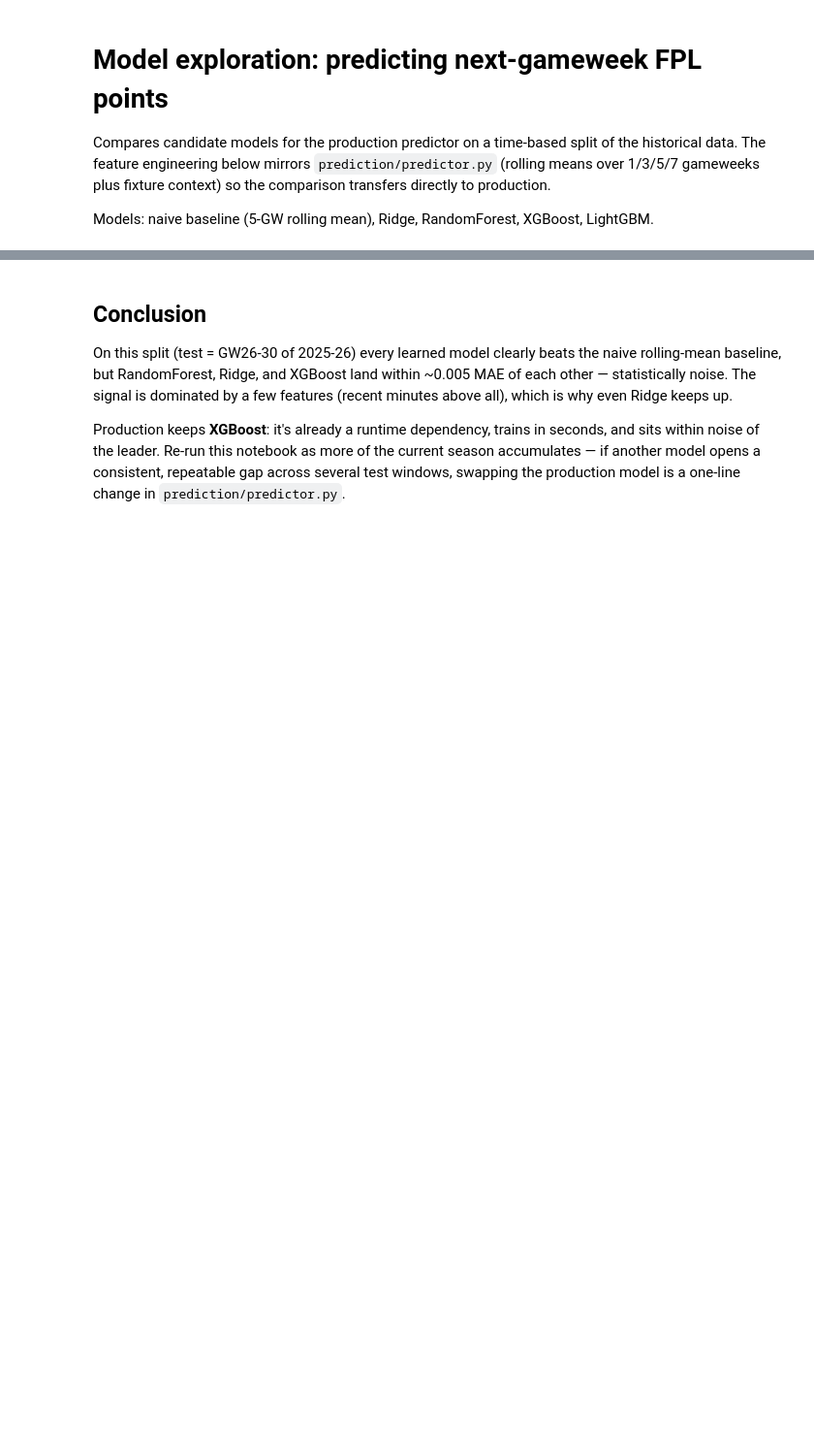
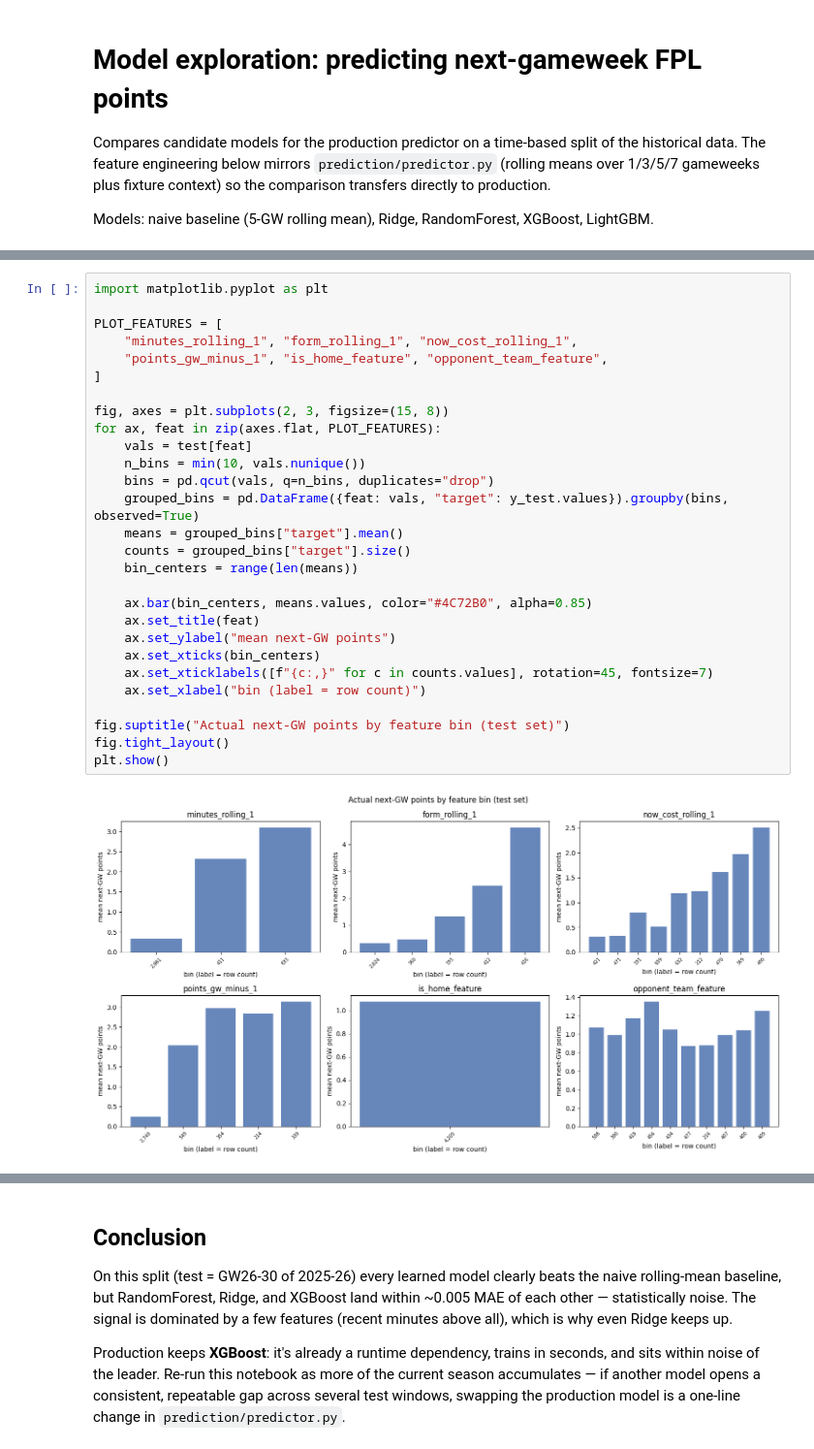
Before and after one commit to OmarN-Mukhtar/FantasyManager, a Jupyter notebook: notebooks/model_exploration.ipynb, the cells around one changed output, grey strips where cells are left out. Shown at 97% size. Drawn from its saved outputs; the diff is of its cells as text; blank space fills up the shorter version.

```diff
--- a/notebooks/model_exploration.ipynb
+++ b/notebooks/model_exploration.ipynb
@@ -149,0 +180,30 @@ dtype: float32
+# %%
+import matplotlib.pyplot as plt
+
+PLOT_FEATURES = [
+    "minutes_rolling_1", "form_rolling_1", "now_cost_rolling_1",
+    "points_gw_minus_1", "is_home_feature", "opponent_team_feature",
+]
+
+fig, axes = plt.subplots(2, 3, figsize=(15, 8))
+for ax, feat in zip(axes.flat, PLOT_FEATURES):
+    vals = test[feat]
+    n_bins = min(10, vals.nunique())
+    bins = pd.qcut(vals, q=n_bins, duplicates="drop")
+    grouped_bins = pd.DataFrame({feat: vals, "target": y_test.values}).groupby(bins, observed=True)
+    means = grouped_bins["target"].mean()
+    counts = grouped_bins["target"].size()
+    bin_centers = range(len(means))
+
+    ax.bar(bin_centers, means.values, color="#4C72B0", alpha=0.85)
+    ax.set_title(feat)
+    ax.set_ylabel("mean next-GW points")
+    ax.set_xticks(bin_centers)
+    ax.set_xticklabels([f"{c:,}" for c in counts.values], rotation=45, fontsize=7)
+    ax.set_xlabel("bin (label = row count)")
+
+fig.suptitle("Actual next-GW points by feature bin (test set)")
+fig.tight_layout()
+plt.show()
+# %% [output]
+[figure, added]
```
Also changed, not shown: parts of 12 cells of this notebook, 3 other files.
